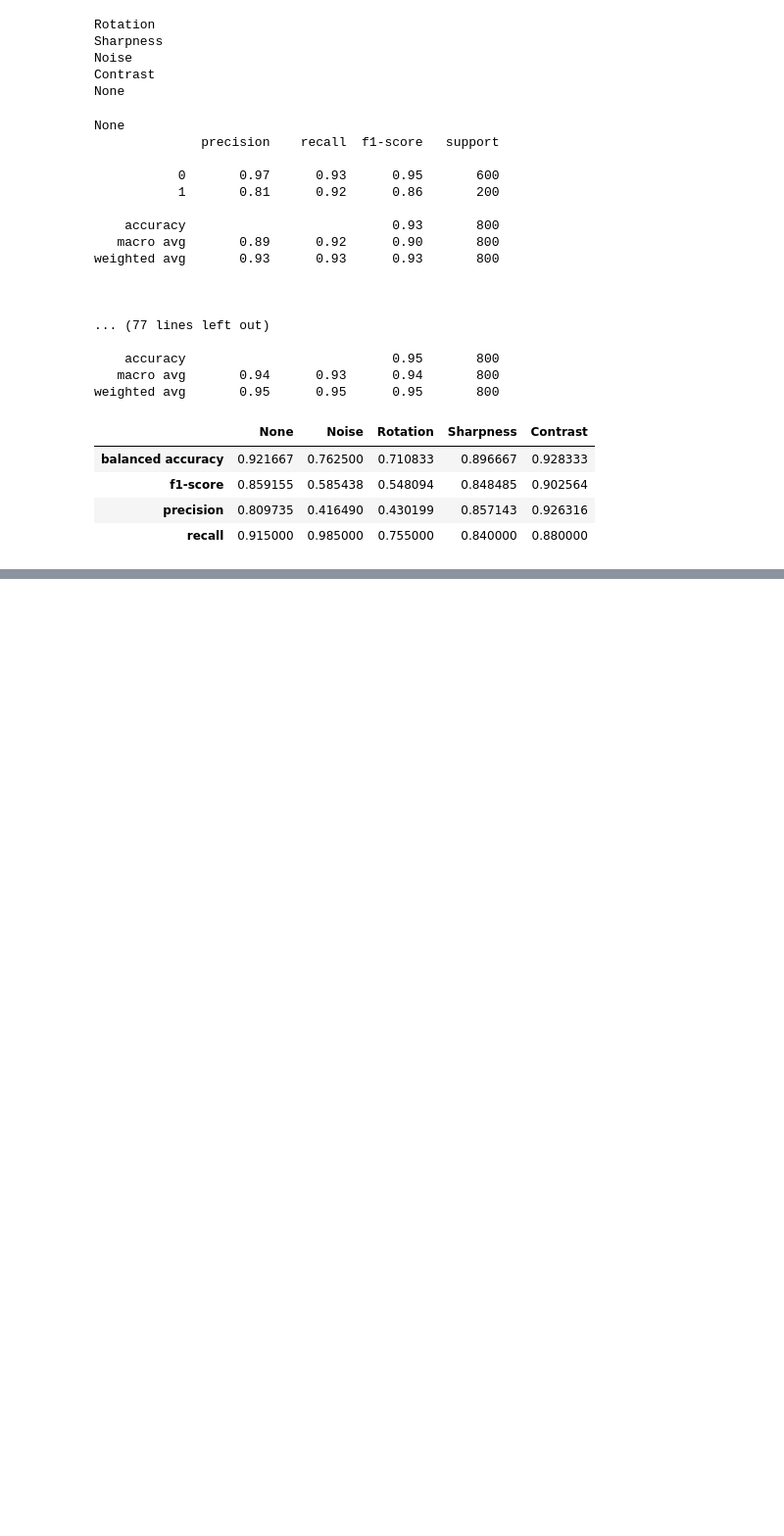
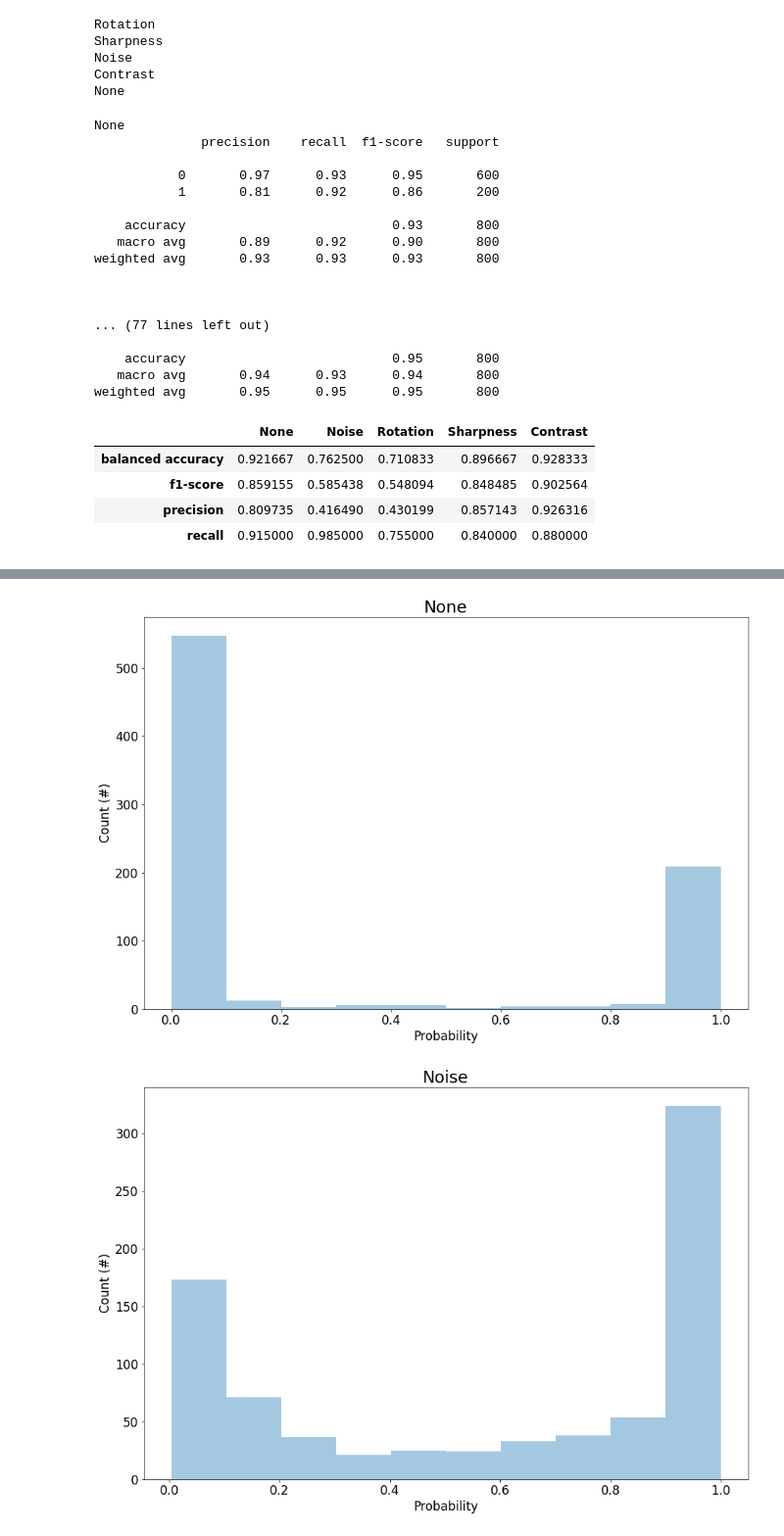
Before and after one commit to brenov/xr-cv19-diagnosis, a Jupyter notebook: Analise_dados.ipynb, the cells around one changed output, grey strips where cells are left out. Shown: that part at 98% size. Cells and saved outputs as stored; diff of their text form; code cells hidden in the pictures; blank space fills up the shorter version.

```diff
--- a/Analise_dados.ipynb
+++ b/Analise_dados.ipynb
@@ -178,0 +182,15 @@ ax.legend(loc=0,fontsize=16)
+# %%
+
+for i in order:
+    plt.figure(figsize=(15,10))
+    sns.distplot(preds[i],kde=False,bins=10)
+    plt.title(i,fontsize=23)
+    plt.ylabel("Count (#)",fontsize=17)
+    plt.xlabel ("Probability",fontsize=17)
+    plt.tick_params( labelsize=17)
+    plt.show()
+
+#sns.distplot(preds["None"],kde=False,bins=10)
+# %% [output]
+[figure, added]
+[figure, added]
```
Also changed, not shown: parts of 3 cells of this notebook.
